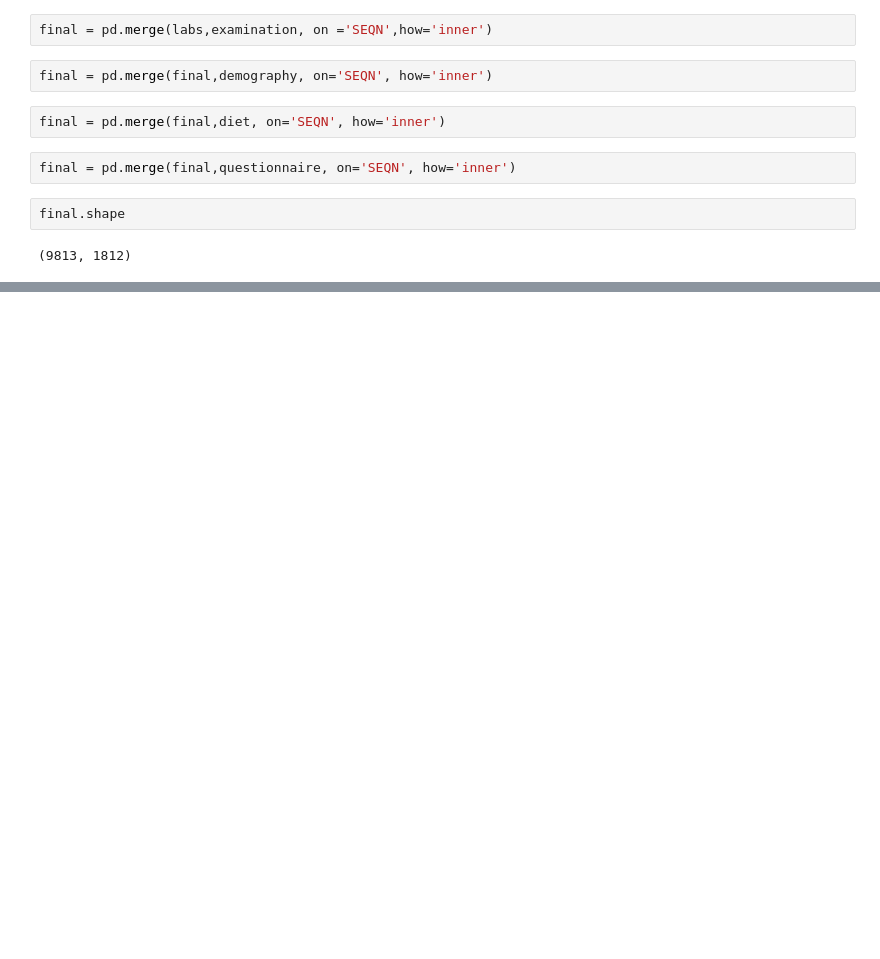
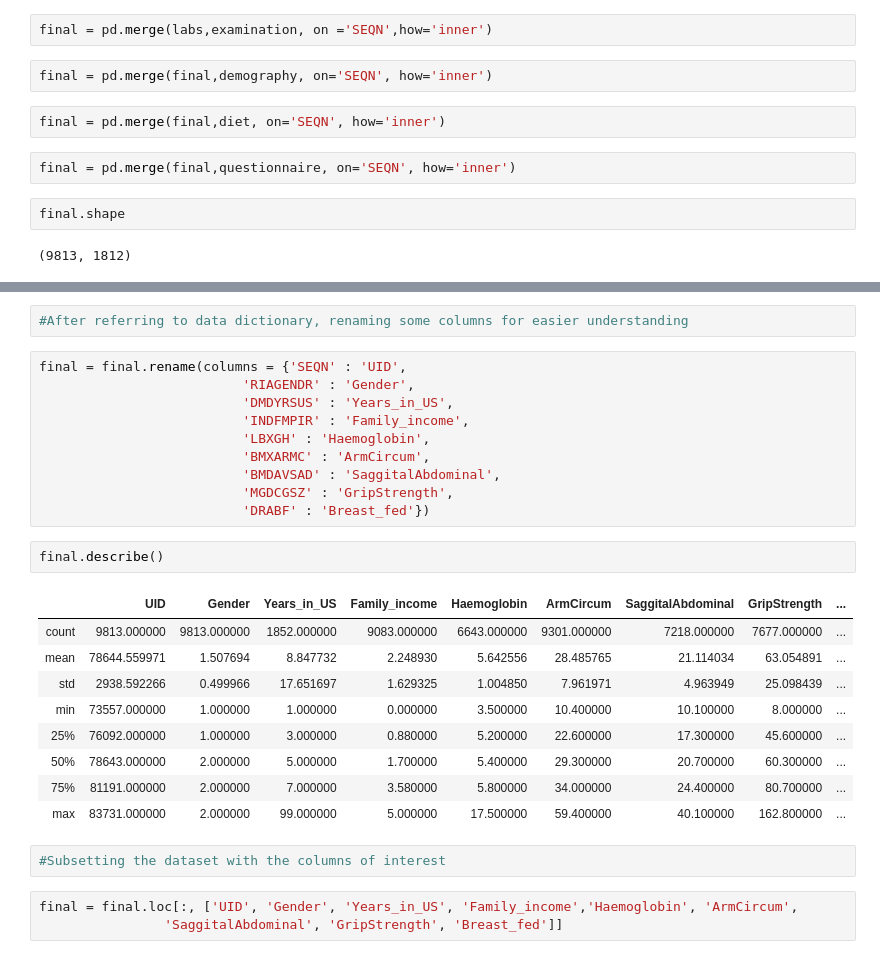
Before and after one commit to VIDHIBSL/Capstone, a Jupyter notebook: Python_Project.ipynb, the cells around one changed output, grey strips where cells are left out. Drawn from its saved outputs; the diff is of its cells as text; blank space fills up the shorter version.

Commit message:
Missing Value Analysis and Subsetting of data

```diff
--- a/Python_Project.ipynb
+++ b/Python_Project.ipynb
@@ -107,0 +153,29 @@ final.shape
+# %%
+#After referring to data dictionary, renaming some columns for easier understanding
+# %%
+final = final.rename(columns = {'SEQN' : 'UID',
+                          'RIAGENDR' : 'Gender',
+                          'DMDYRSUS' : 'Years_in_US',
+                          'INDFMPIR' : 'Family_income',
+                          'LBXGH' : 'Haemoglobin',
+                          'BMXARMC' : 'ArmCircum',
+                          'BMDAVSAD' : 'SaggitalAbdominal',
+                          'MGDCGSZ' : 'GripStrength',
+                          'DRABF' : 'Breast_fed'})
+# %%
+final.describe()
+# %% [output]
+|  | UID | Gender | Years_in_US | Family_income | Haemoglobin | ArmCircum | SaggitalAbdominal | GripStrength | ... |
+| count | 9813.000000 | 9813.000000 | 1852.000000 | 9083.000000 | 6643.000000 | 9301.000000 | 7218.000000 | 7677.000000 | ... |
+| mean | 78644.559971 | 1.507694 | 8.847732 | 2.248930 | 5.642556 | 28.485765 | 21.114034 | 63.054891 | ... |
+| std | 2938.592266 | 0.499966 | 17.651697 | 1.629325 | 1.004850 | 7.961971 | 4.963949 | 25.098439 | ... |
+| min | 73557.000000 | 1.000000 | 1.000000 | 0.000000 | 3.500000 | 10.400000 | 10.100000 | 8.000000 | ... |
+| 25% | 76092.000000 | 1.000000 | 3.000000 | 0.880000 | 5.200000 | 22.600000 | 17.300000 | 45.600000 | ... |
+| 50% | 78643.000000 | 2.000000 | 5.000000 | 1.700000 | 5.400000 | 29.300000 | 20.700000 | 60.300000 | ... |
+| 75% | 81191.000000 | 2.000000 | 7.000000 | 3.580000 | 5.800000 | 34.000000 | 24.400000 | 80.700000 | ... |
+| max | 83731.000000 | 2.000000 | 99.000000 | 5.000000 | 17.500000 | 59.400000 | 40.100000 | 162.800000 | ... |
+# %%
+#Subsetting the dataset with the columns of interest
+# %%
+final = final.loc[:, ['UID', 'Gender', 'Years_in_US', 'Family_income','Haemoglobin', 'ArmCircum',
+                'SaggitalAbdominal', 'GripStrength', 'Breast_fed']]
```
Also changed, not shown: parts of 16 cells of this notebook.
